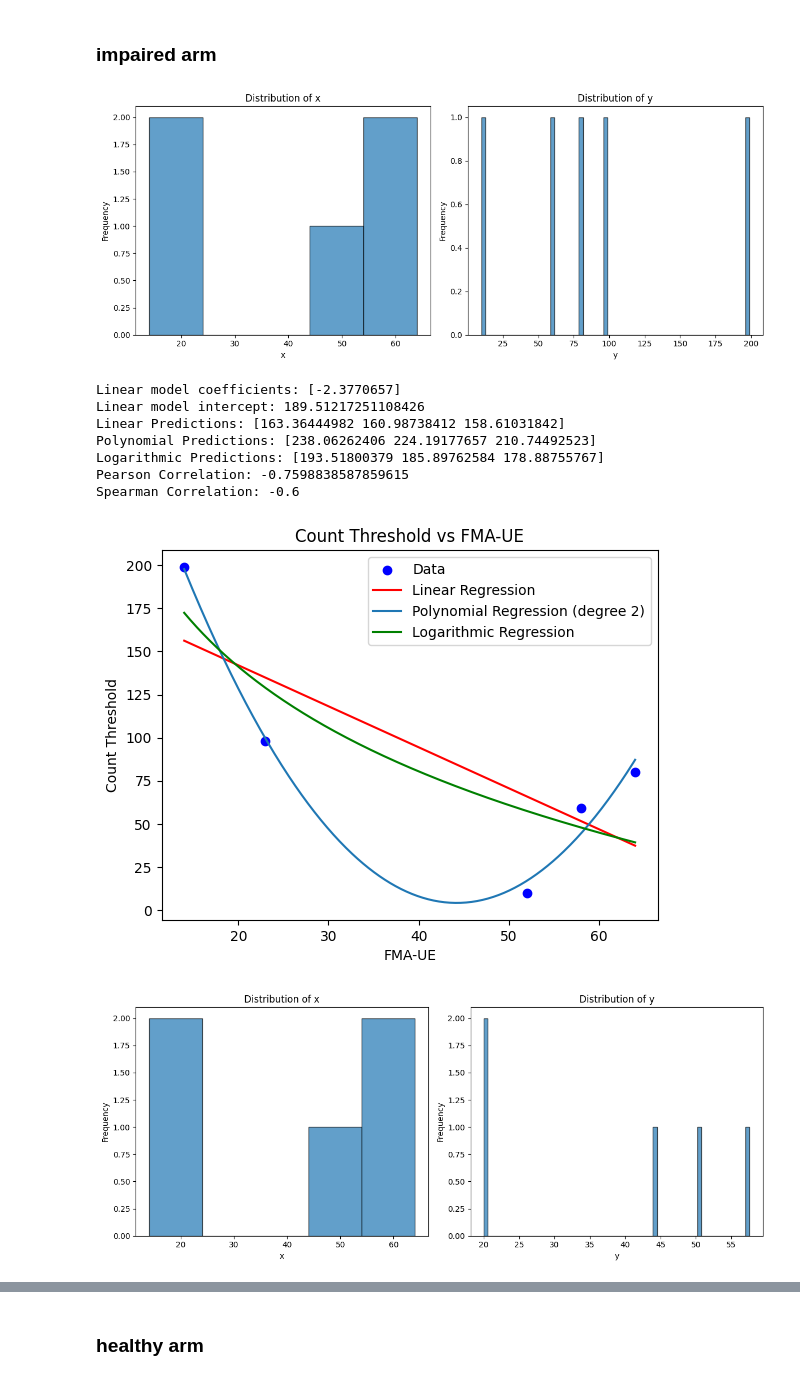
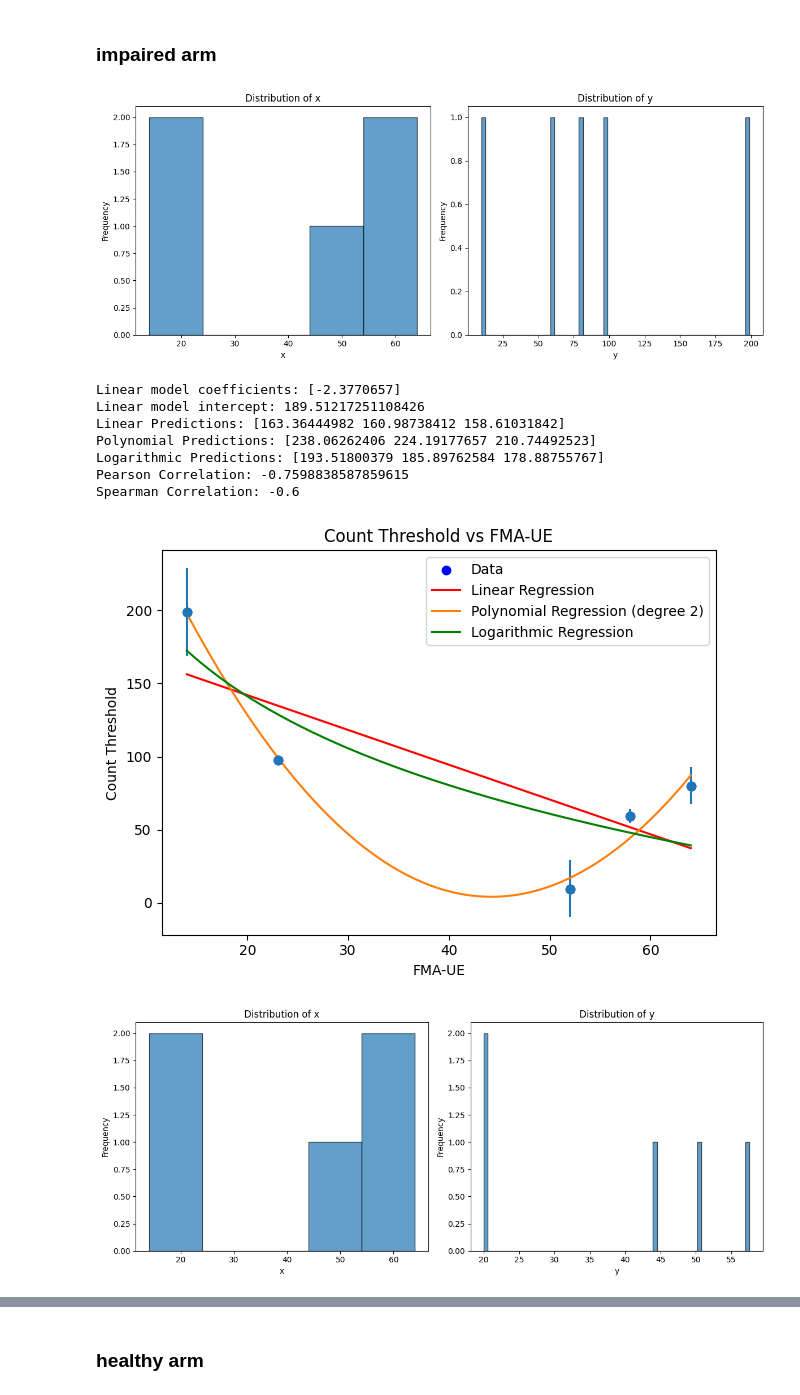
Before and after one commit to gloorli/ul-movement-tracking, a Jupyter notebook: src/statistics.ipynb, the cells around one changed output, grey strips where cells are left out. Saved outputs shown, nothing was run; the diff lists cells and outputs as text; code cells hidden in the pictures.

Commit message:
feat: plot standard deviation of optimized thresholds over folds

```diff
--- a/src/statistics.ipynb
+++ b/src/statistics.ipynb
@@ -7,31 +7,35 @@ from utilities import *
 initial_path = '../data/CreateStudy'
 s_json_files = get_json_paths(initial_path, 'S')
 # %%
-result = extract_fields_from_json_files(s_json_files, ['optimal_GMAC_NDH', 'optimal_GMAC_DH', 'ARAT_score', 'FMA-UE_score', 'participant_id'])
+result = extract_fields_from_json_files(s_json_files, ['optimal_GMAC_NDH', 'optimal_GMAC_DH', 'min_max_std_GMAC_NDH', 'min_max_std_GMAC_DH', 'ARAT_score', 'FMA-UE_score', 'participant_id'])
 # %%
 PATIENT_ID = result['participant_id']
 ARAT = result['ARAT_score']
 FMA_UE = result['FMA-UE_score']
+
 optimal_thresholds = result['optimal_GMAC_NDH']
 COUNT_THRESHOLD = optimal_thresholds[:,0]
 PITCH_THRESHOLD = optimal_thresholds[:,1]
+
+min_max_std_optimal_thresholds_GMAC_NDH = result['min_max_std_GMAC_NDH']
+STD_COUNT_NDH, STD_PITCH_NDH = extract_std_from_min_max_std(min_max_std_optimal_thresholds_GMAC_NDH)
 # %% [markdown]
 ### impaired arm
 # %%
-check_regression(FMA_UE, COUNT_THRESHOLD, x_label='FMA-UE', y_label='Count Threshold', title='Count Threshold vs FMA-UE')
-check_regression(FMA_UE, PITCH_THRESHOLD, x_label='FMA-UE', y_label='Pitch Threshold', title='Pitch Threshold vs FMA-UE')
-check_regression(ARAT, COUNT_THRESHOLD, x_label='ARAT', y_label='Count Threshold', title='Count Threshold vs ARAT')
-check_regression(ARAT, PITCH_THRESHOLD, x_label='ARAT', y_label='Pitch Threshold', title='Pitch Threshold vs ARAT')
+check_regression(FMA_UE, COUNT_THRESHOLD, STD_COUNT_NDH, x_label='FMA-UE', y_label='Count Threshold', title='Count Threshold vs FMA-UE')
+check_regression(FMA_UE, PITCH_THRESHOLD, STD_PITCH_NDH, x_label='FMA-UE', y_label='Pitch Threshold', title='Pitch Threshold vs FMA-UE')
+check_regression(ARAT, COUNT_THRESHOLD, STD_COUNT_NDH, x_label='ARAT', y_label='Count Threshold', title='Count Threshold vs ARAT')
+check_regression(ARAT, PITCH_THRESHOLD, STD_PITCH_NDH, x_label='ARAT', y_label='Pitch Threshold', title='Pitch Threshold vs ARAT')
 # %% [output]
 [figure]
 Linear model coefficients: [-2.3770657]
 Linear model intercept: 189.51217251108426
 Linear Predictions: [163.36444982 160.98738412 158.61031842]
 Polynomial Predictions: [238.06262406 224.19177657 210.74492523]
 Logarithmic Predictions: [193.51800379 185.89762584 178.88755767]
 Pearson Correlation: -0.7598838587859615
 Spearman Correlation: -0.6
-[figure, old version]
+[figure, new version]
 [figure]
 Linear model coefficients: [-0.00927046]
 Linear model intercept: 38.79121322047561
```
Also changed, not shown: parts of 3 cells of this notebook, 2 other files.
